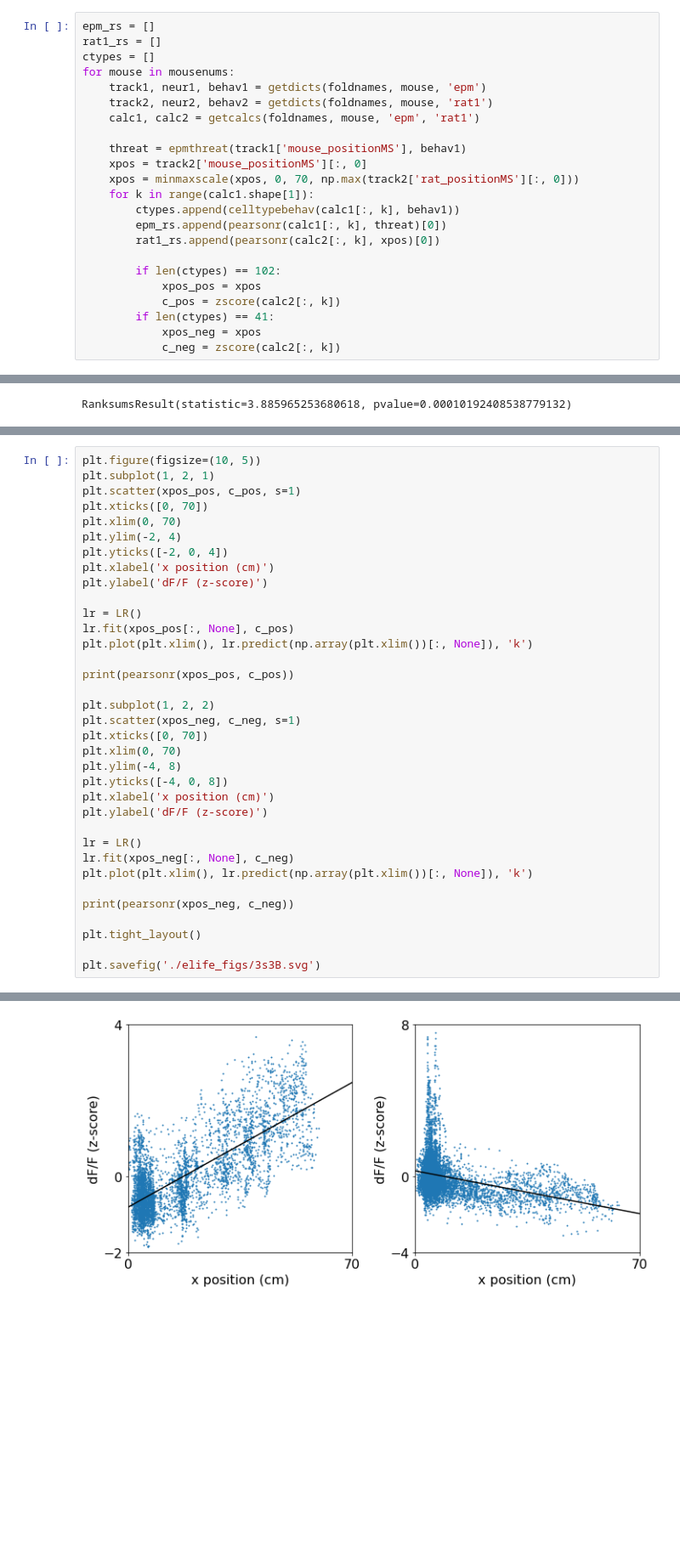
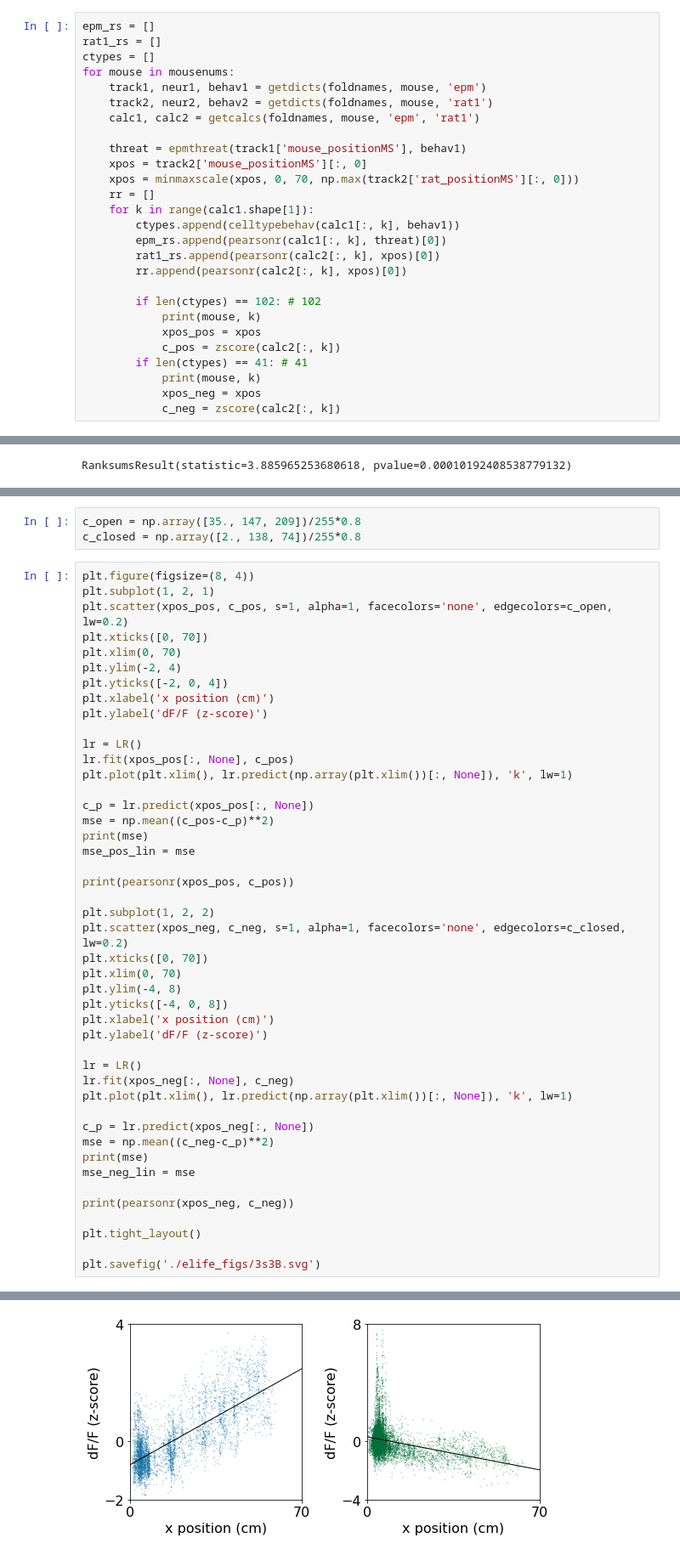
Before and after one commit to johannes-lee/eLife_dPAG-ensembles-represent-approach-and-avoidance-states, a Jupyter notebook: elife_3s3B_3s3C.ipynb, the cells around one changed output, grey strips where cells are left out. Shown: that part at 85% size. Drawn from its saved outputs; the diff is of its cells as text; blank space fills up the shorter version.

```diff
--- a/elife_3s3B_3s3C.ipynb
+++ b/elife_3s3B_3s3C.ipynb
@@ -18,14 +18,18 @@ for mouse in mousenums:
     threat = epmthreat(track1['mouse_positionMS'], behav1)
     xpos = track2['mouse_positionMS'][:, 0]
     xpos = minmaxscale(xpos, 0, 70, np.max(track2['rat_positionMS'][:, 0]))
+    rr = []
     for k in range(calc1.shape[1]):
         ctypes.append(celltypebehav(calc1[:, k], behav1))
         epm_rs.append(pearsonr(calc1[:, k], threat)[0])
         rat1_rs.append(pearsonr(calc2[:, k], xpos)[0])
+        rr.append(pearsonr(calc2[:, k], xpos)[0])
 
-        if len(ctypes) == 102:
+        if len(ctypes) == 102: # 102
+            print(mouse, k)
             xpos_pos = xpos
             c_pos = zscore(calc2[:, k])
-        if len(ctypes) == 41:
+        if len(ctypes) == 41: # 41
+            print(mouse, k)
             xpos_neg = xpos
             c_neg = zscore(calc2[:, k])
@@ -60,8 +68,11 @@ RanksumsResult(statistic=3.885965253680618, pvalue=0.00010192408538779132)
 [figure]
+# %%
+c_open = np.array([35., 147, 209])/255*0.8
+c_closed = np.array([2., 138, 74])/255*0.8
 # %%
-plt.figure(figsize=(10, 5))
+plt.figure(figsize=(8, 4))
 plt.subplot(1, 2, 1)
-plt.scatter(xpos_pos, c_pos, s=1)
+plt.scatter(xpos_pos, c_pos, s=1, alpha=1, facecolors='none', edgecolors=c_open, lw=0.2)
 plt.xticks([0, 70])
 plt.xlim(0, 70)
 plt.ylim(-2, 4)
@@ -71,12 +82,17 @@ plt.ylabel('dF/F (z-score)')
 
 lr = LR()
 lr.fit(xpos_pos[:, None], c_pos)
-plt.plot(plt.xlim(), lr.predict(np.array(plt.xlim())[:, None]), 'k')
+plt.plot(plt.xlim(), lr.predict(np.array(plt.xlim())[:, None]), 'k', lw=1)
+
+c_p = lr.predict(xpos_pos[:, None])
+mse = np.mean((c_pos-c_p)**2)
+print(mse)
+mse_pos_lin = mse
 
 print(pearsonr(xpos_pos, c_pos))
 
 plt.subplot(1, 2, 2)
-plt.scatter(xpos_neg, c_neg, s=1)
+plt.scatter(xpos_neg, c_neg, s=1, alpha=1, facecolors='none', edgecolors=c_closed, lw=0.2)
 plt.xticks([0, 70])
 plt.xlim(0, 70)
 plt.ylim(-4, 8)
@@ -86,7 +102,12 @@ plt.ylabel('dF/F (z-score)')
 
 lr = LR()
 lr.fit(xpos_neg[:, None], c_neg)
-plt.plot(plt.xlim(), lr.predict(np.array(plt.xlim())[:, None]), 'k')
+plt.plot(plt.xlim(), lr.predict(np.array(plt.xlim())[:, None]), 'k', lw=1)
+
+c_p = lr.predict(xpos_neg[:, None])
+mse = np.mean((c_neg-c_p)**2)
+print(mse)
+mse_neg_lin = mse
 
 print(pearsonr(xpos_neg, c_neg))
 
@@ -98,2 +121,2 @@ plt.savefig('./elife_figs/3s3B.svg')
 (-0.3497026037114131, 4.0340951141136036e-258)
-[figure, old version]
+[figure, new version]
```
Also changed, not shown: parts of 18 cells of this notebook, 15 other files.
